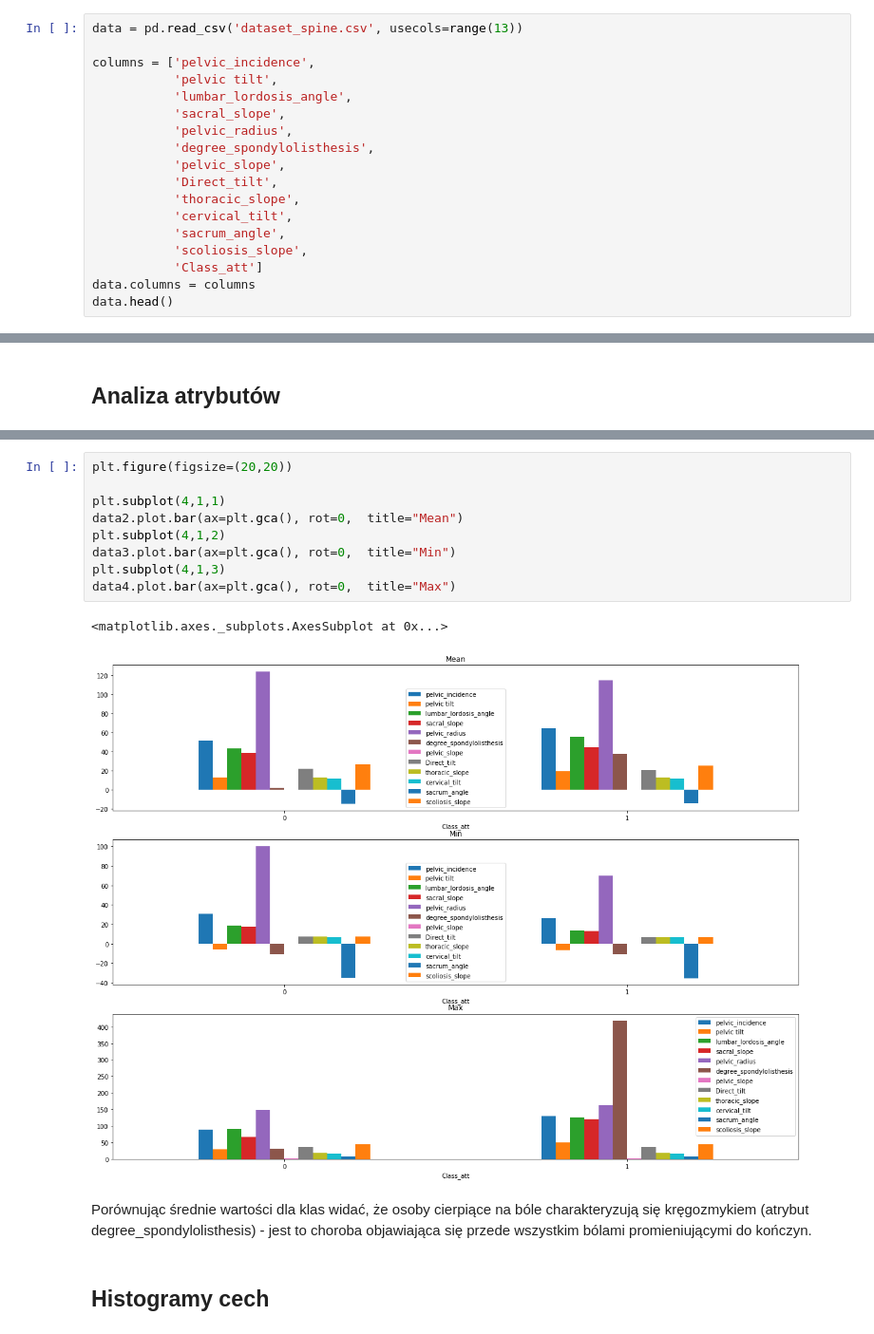
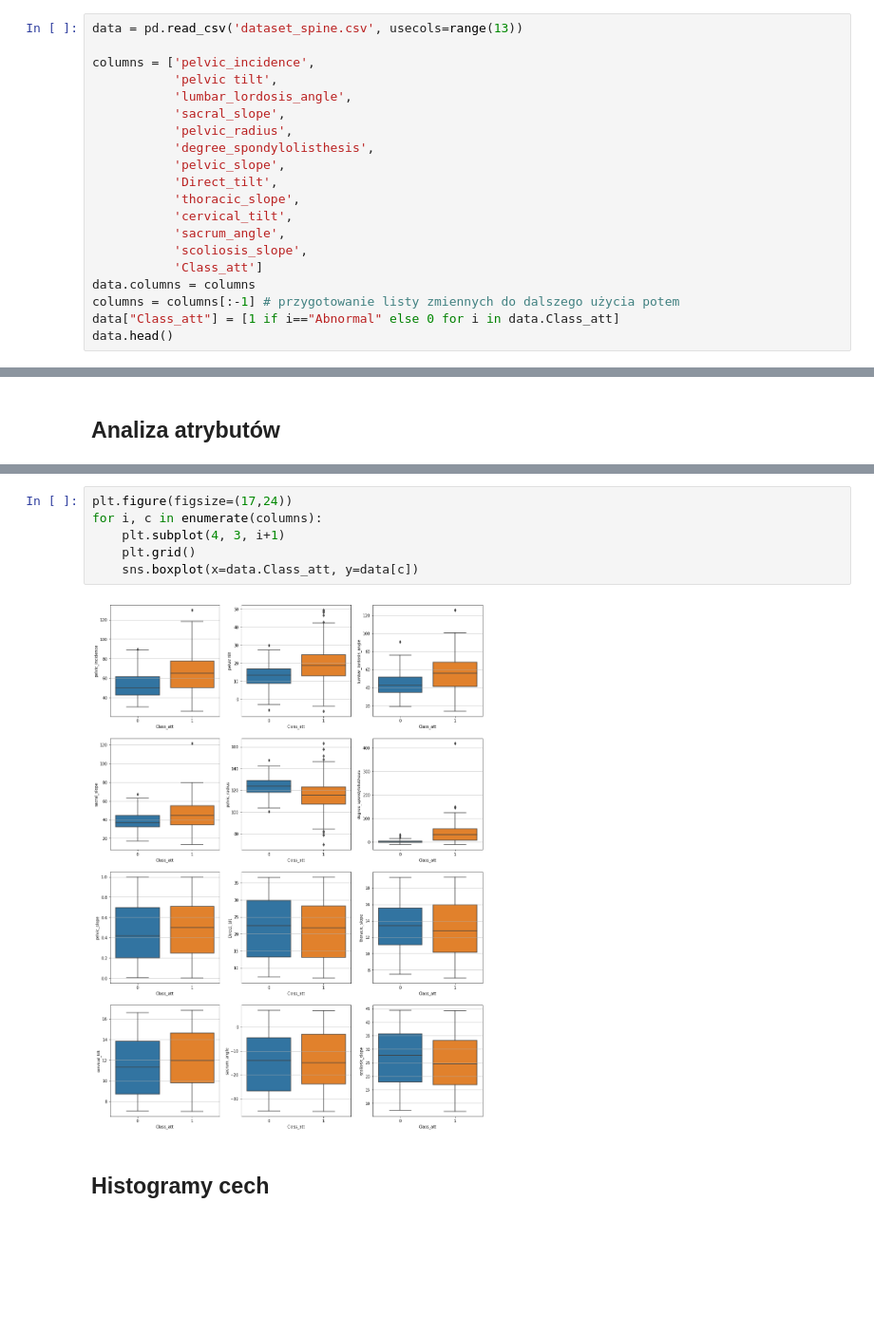
Before and after one commit to monika-osiak/lower-back-pain-classification, a Jupyter notebook: lower-back-pain-classification.ipynb, the cells around one changed output, grey strips where cells are left out. Shown at 95% size. Cells and saved outputs as stored; diff of their text form; blank space fills up the shorter version.

Commit message:
update analysis (part one - boxplots and distplots)

```diff
--- a/lower-back-pain-classification.ipynb
+++ b/lower-back-pain-classification.ipynb
@@ -35,6 +42,8 @@ columns = ['pelvic_incidence',
            'scoliosis_slope',
            'Class_att']
 data.columns = columns
+columns = columns[:-1] # przygotowanie listy zmiennych do dalszego użycia potem
+data["Class_att"] = [1 if i=="Abnormal" else 0 for i in data.Class_att]
 data.head()
 # %% [output]
 |  | pelvic_incidence | pelvic tilt | lumbar_lordosis_angle | sacral_slope | pelvic_radius | ... |
@@ -108,16 +95,10 @@ data2.describe()
-# %%
-plt.figure(figsize=(20,20))
-
-plt.subplot(4,1,1)
-data2.plot.bar(ax=plt.gca(), rot=0,  title="Mean")
-plt.subplot(4,1,2)
-data3.plot.bar(ax=plt.gca(), rot=0,  title="Min")
-plt.subplot(4,1,3)
-data4.plot.bar(ax=plt.gca(), rot=0,  title="Max")
-# %% [output]
-<matplotlib.axes._subplots.AxesSubplot at 0x...>
-[figure, removed]
-# %% [markdown]
-Porównując średnie wartości dla klas widać, że osoby cierpiące na bóle charakteryzują się kręgozmykiem (atrybut degree_spondylolisthesis) - jest to choroba objawiająca się przede wszystkim bólami promieniującymi do kończyn.
+# %%
+plt.figure(figsize=(17,24))
+for i, c in enumerate(columns):
+    plt.subplot(4, 3, i+1)
+    plt.grid()
+    sns.boxplot(x=data.Class_att, y=data[c])
+# %% [output]
+[figure, added]
 # %% [markdown]
 ## Histogramy cech
```
Also changed, not shown: parts of 14 cells of this notebook.
